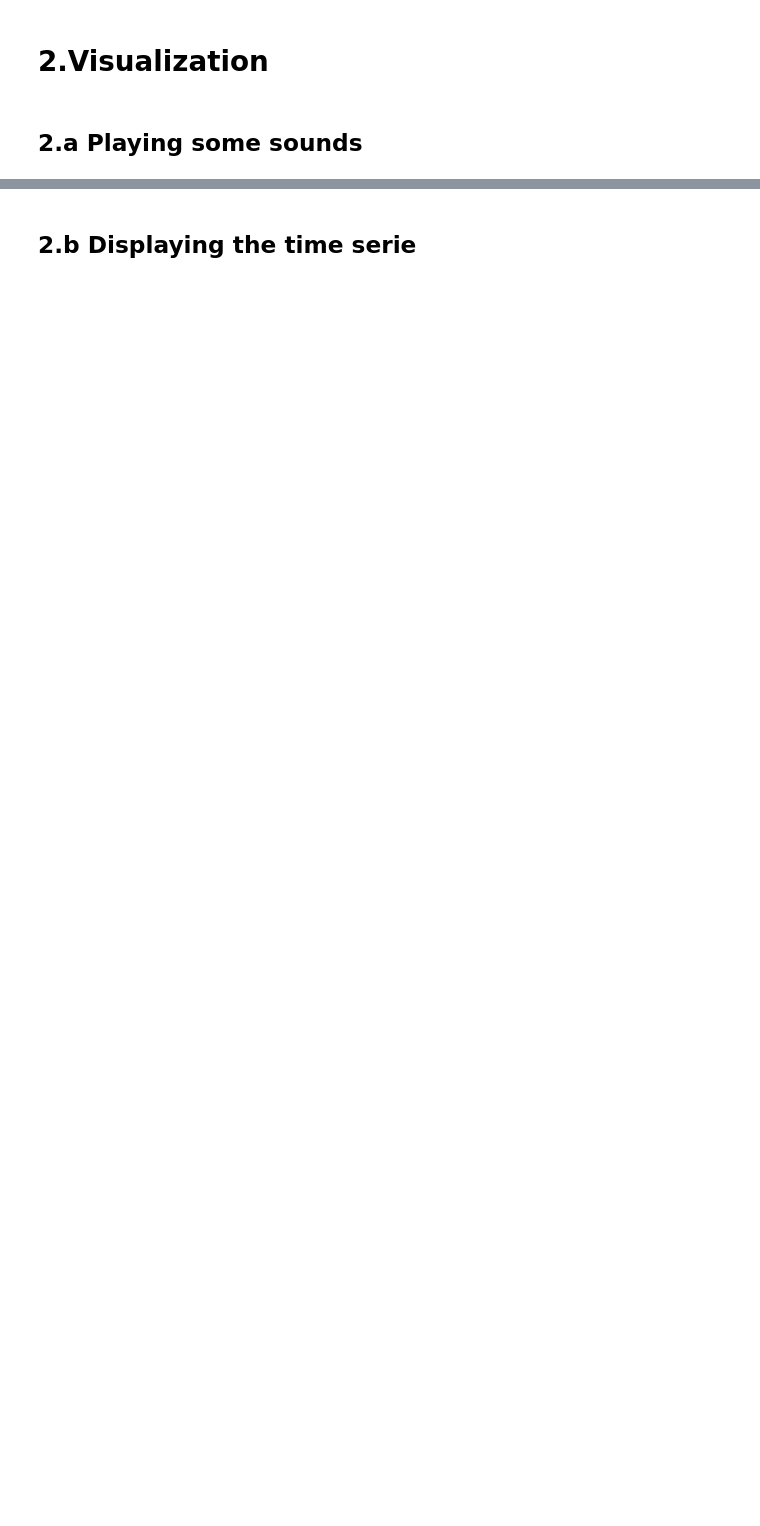
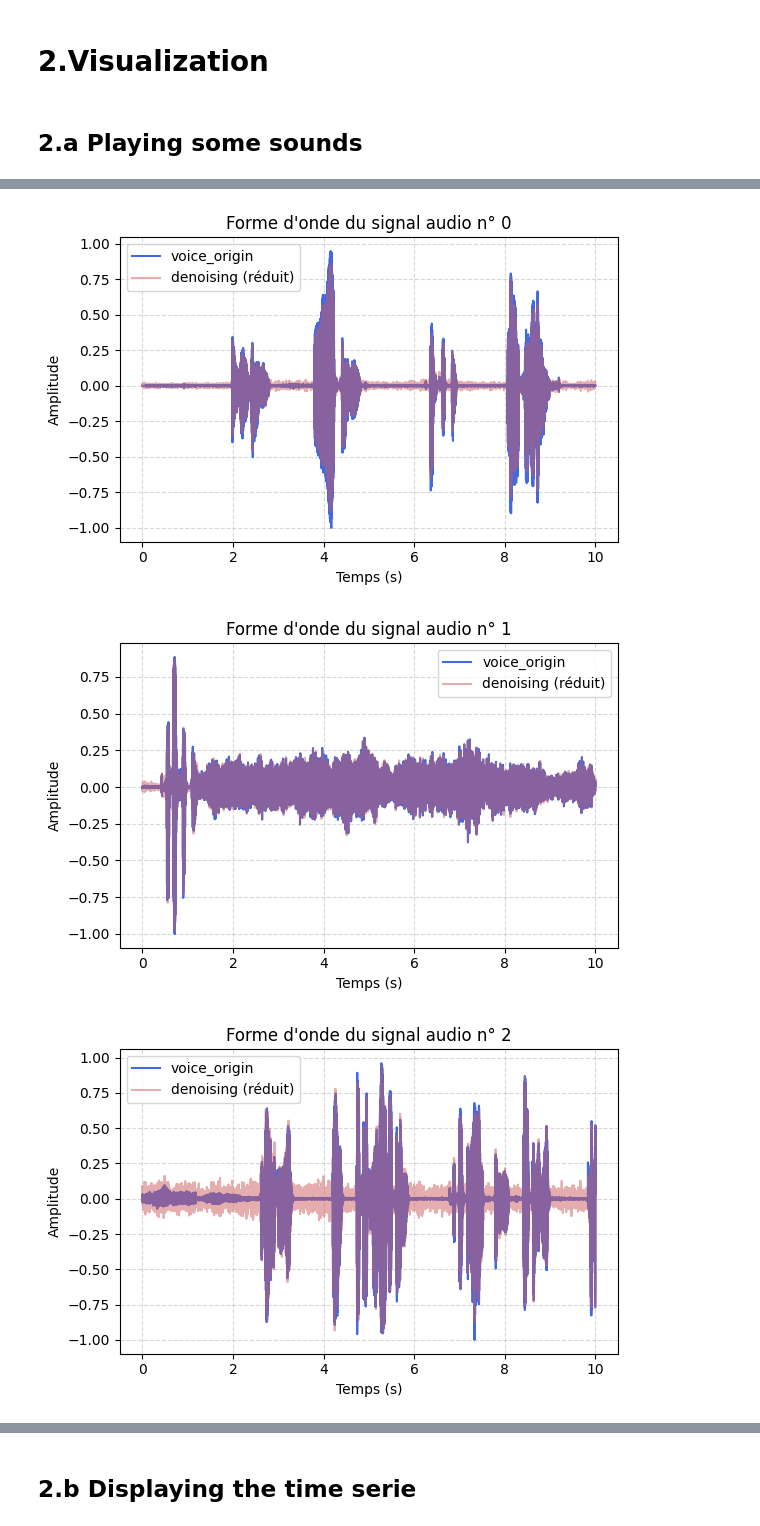
Before and after one commit to jules-chapon/dlsp-denoising, a Jupyter notebook: analysis/notebooks/visualization.ipynb, the cells around one changed output, grey strips where cells are left out. Drawn from its saved outputs; the diff is of its cells as text; code cells hidden in the pictures; blank space fills up the shorter version.

```diff
--- a/analysis/notebooks/visualization.ipynb
+++ b/analysis/notebooks/visualization.ipynb
@@ -49,0 +65,13 @@ Dimension: (80000,)
+# %%
+# Charger les signaux
+voice_origin_data = []
+for i in range(10):
+    file_path = f'data/input/voice_origin/train_small/Jules_Verne_-_L_ile_mysterieuse_Partie1_Chap01_{i}_.wav'
+    f_e, data = wavfile.read(file_path)
+    voice_origin_data.append((f_e, data))
+
+denoising_data = []
+for i in range(10):
+    file_path = f'data/input/denoising/train_small/Jules_Verne_-_L_ile_mysterieuse_Partie1_Chap01_{i}_.wav'
+    f_e, data = wavfile.read(file_path)
+    denoising_data.append((f_e, data))
@@ -49,0 +86,57 @@ Dimension: (80000,)
+# %%
+def downsample_by_mean(signal):
+    """Réduit un signal en prenant la moyenne deux par deux."""
+    if len(signal) % 2 != 0:
+        signal = signal[:-1]  # Supprime le dernier point si nécessaire
+    return np.mean(signal.reshape(-1, 2), axis=1)
+
+def normalize(signal):
+    """Normalise un signal pour que ses valeurs soient comprises entre -1 et 1."""
+    return signal / np.max(np.abs(signal))
+
+voice_origin_data = []
+for i in range(10):
+    file_path = f'data/input/voice_origin/train_small/Jules_Verne_-_L_ile_mysterieuse_Partie1_Chap01_{i}_.wav'
+    f_e, data = wavfile.read(file_path)
+    data = data.astype(np.float32)  # Convertir en float32 pour la normalisation
+    data = normalize(data)  # Normaliser immédiatement après le chargement
+    voice_origin_data.append((f_e, data))
+
+denoising_data = []
+for i in range(10):
+    file_path = f'data/input/denoising/train_small/Jules_Verne_-_L_ile_mysterieuse_Partie1_Chap01_{i}_.wav'
+    f_e, data = wavfile.read(file_path)
+    data = data.astype(np.float32)  # Convertir en float32 pour la normalisation
+    data = normalize(data)  # Normaliser immédiatement après le chargement
+    denoising_data.append((f_e, data))
+
+for i in range(len(voice_origin_data)):
+    voice_origin_f_e, voice_origin_signal = voice_origin_data[i]
+    denoising_f_e, denoising_signal = denoising_data[i]
+
+    # Vérifier si la fréquence de denoising est 8000 Hz
+    if abs(denoising_f_e - 8000) <= 1:  # Vérifie la fréquence avec tolérance
+        reduced_denoising_signal = downsample_by_mean(denoising_signal)
+        reduced_denoising_f_e = denoising_f_e // 2
+    else:
+        raise ValueError(f"La fréquence d'échantillonnage de denoising ({denoising_f_e} Hz) n'est pas celle attendue (8000 Hz).")
+
+    # Création de l'axe temporel pour voice_origin et denoising
+    time_denoising = np.linspace(0, len(reduced_denoising_signal) / reduced_denoising_f_e, num=len(reduced_denoising_signal))
+    time_voice_origin = np.linspace(0, len(voice_origin_signal) / voice_origin_f_e, num=len(voice_origin_signal))
+
+    # Tracé des signaux
+    plt.figure(figsize=(6, 4))
+    plt.plot(time_voice_origin, voice_origin_signal, color='royalblue', label="voice_origin")
+    plt.plot(time_denoising, reduced_denoising_signal, color='indianred', label="denoising (réduit)", alpha=0.5)
+    plt.xlabel('Temps (s)')
+    plt.ylabel('Amplitude')
+    plt.title(f'Forme d\'onde du signal audio n° {i}')
+    plt.legend()
+    plt.grid(alpha=0.5, linestyle='--')
+    plt.tight_layout()
+    plt.show()
+# %% [output]
+[figure, added]
+[figure, added]
+[figure, added]
```
Also changed, not shown: parts of 12 cells of this notebook.
